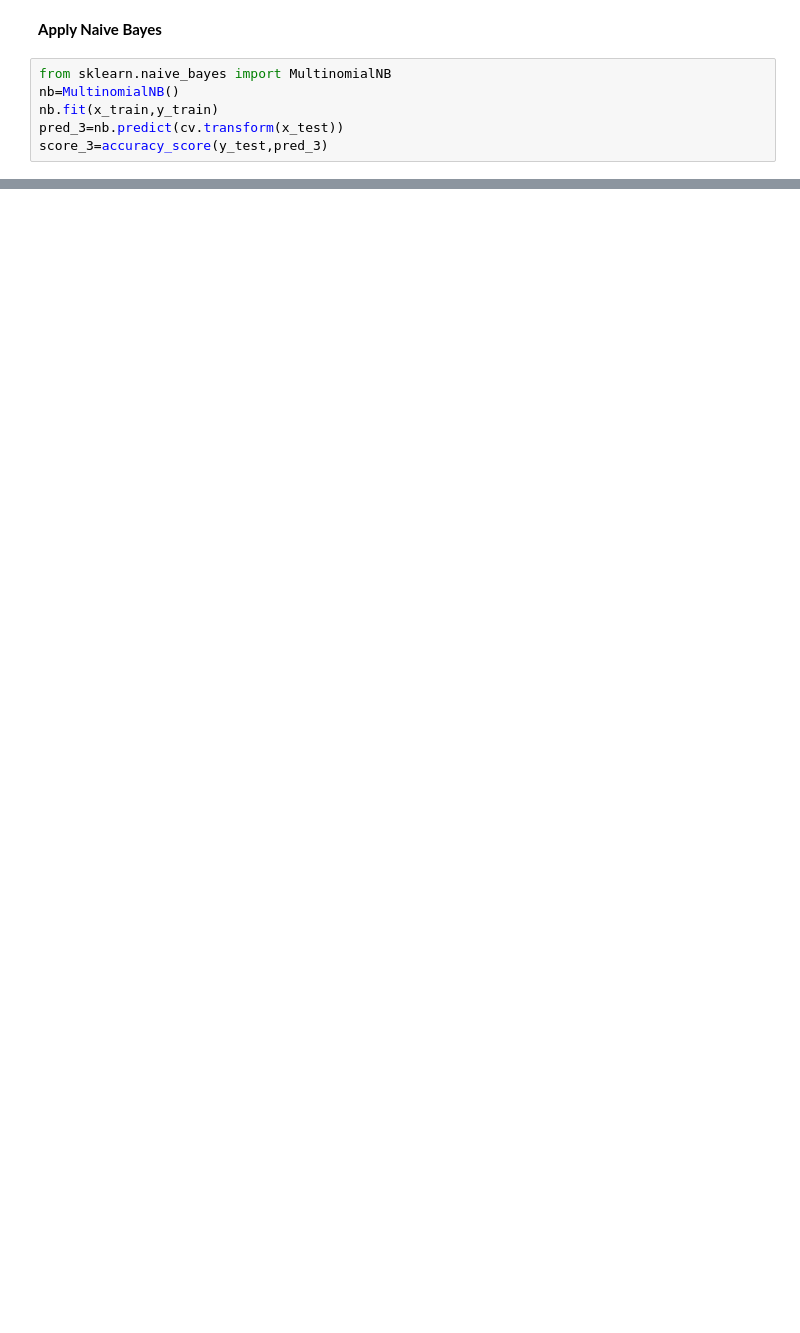
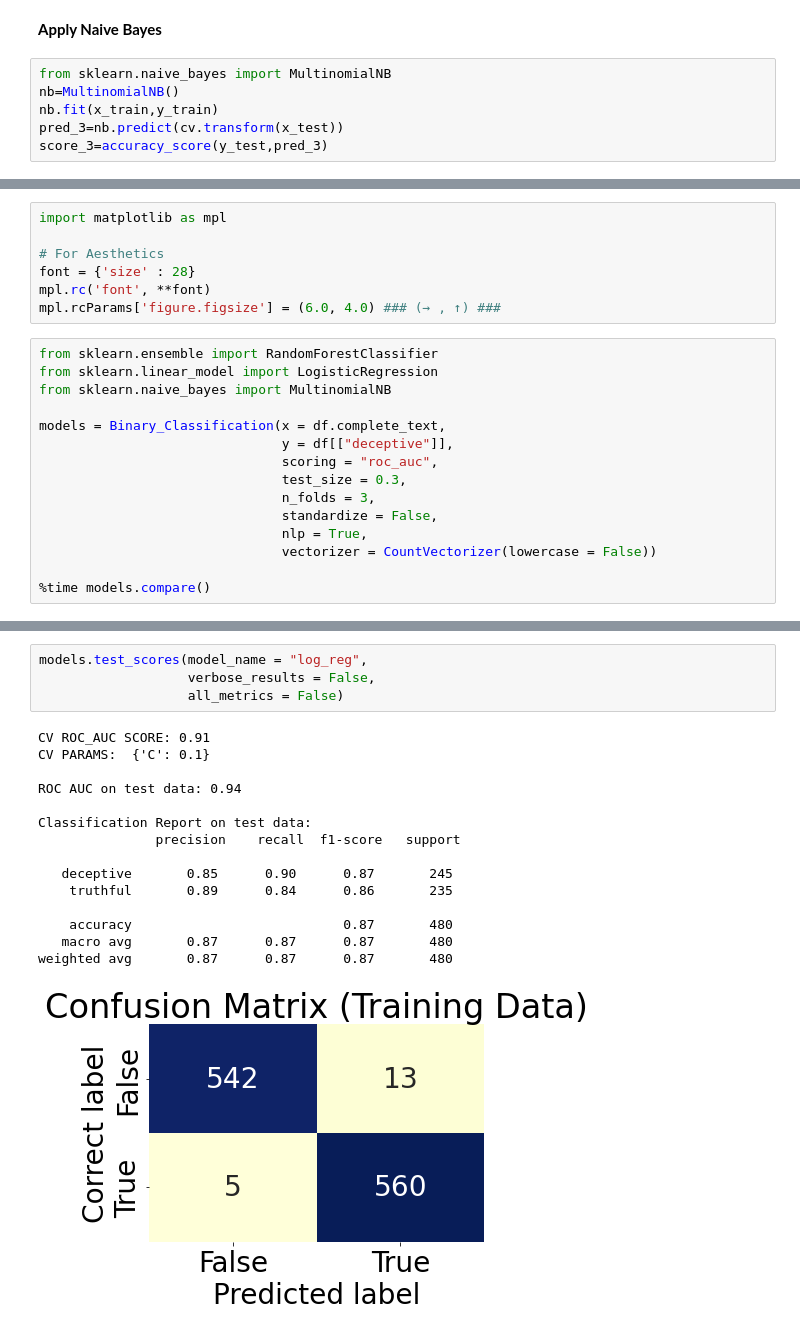
Before and after one commit to kapch1980/Capstone_Deception, a Jupyter notebook: Capstone.ipynb, the cells around one changed output, grey strips where cells are left out. Saved outputs shown, nothing was run; the diff lists cells and outputs as text; blank space fills up the shorter version.

```diff
--- a/Capstone.ipynb
+++ b/Capstone.ipynb
@@ -199,0 +513,22 @@ score_3
+# %%
+import matplotlib as mpl
+
+# For Aesthetics
+font = {'size' : 28}
+mpl.rc('font', **font)
+mpl.rcParams['figure.figsize'] = (6.0, 4.0) ### (→ , ↑) ###
+# %%
+from sklearn.ensemble import RandomForestClassifier
+from sklearn.linear_model import LogisticRegression
+from sklearn.naive_bayes import MultinomialNB
+
+models = Binary_Classification(x = df.complete_text,
+                               y = df[["deceptive"]],
+                               scoring = "roc_auc",
+                               test_size = 0.3,
+                               n_folds = 3,
+                               standardize = False,
+                               nlp = True,
+                               vectorizer = CountVectorizer(lowercase = False))
+
+%time models.compare()
@@ -199,0 +554,20 @@ score_3
+# %%
+models.test_scores(model_name = "log_reg",
+                   verbose_results = False,
+                   all_metrics = False)
+# %% [output]
+CV ROC_AUC SCORE: 0.91
+CV PARAMS:  {'C': 0.1}
+
+ROC AUC on test data: 0.94
+
+Classification Report on test data:
+               precision    recall  f1-score   support
+
+   deceptive       0.85      0.90      0.87       245
+    truthful       0.89      0.84      0.86       235
+
+    accuracy                           0.87       480
+   macro avg       0.87      0.87      0.87       480
+weighted avg       0.87      0.87      0.87       480
+[figure, added]
```
Also changed, not shown: parts of 17 cells of this notebook.
